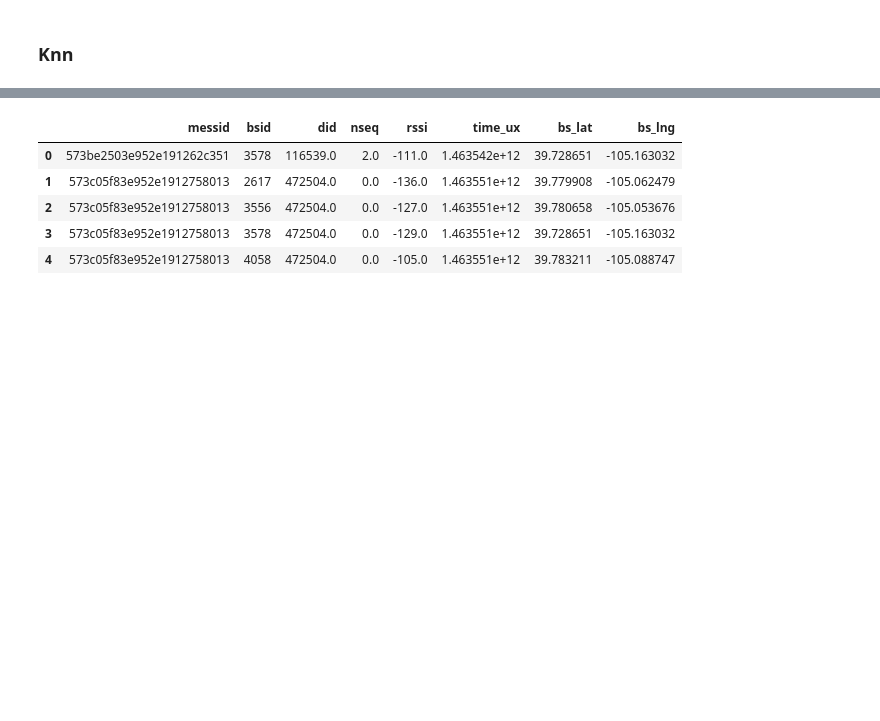
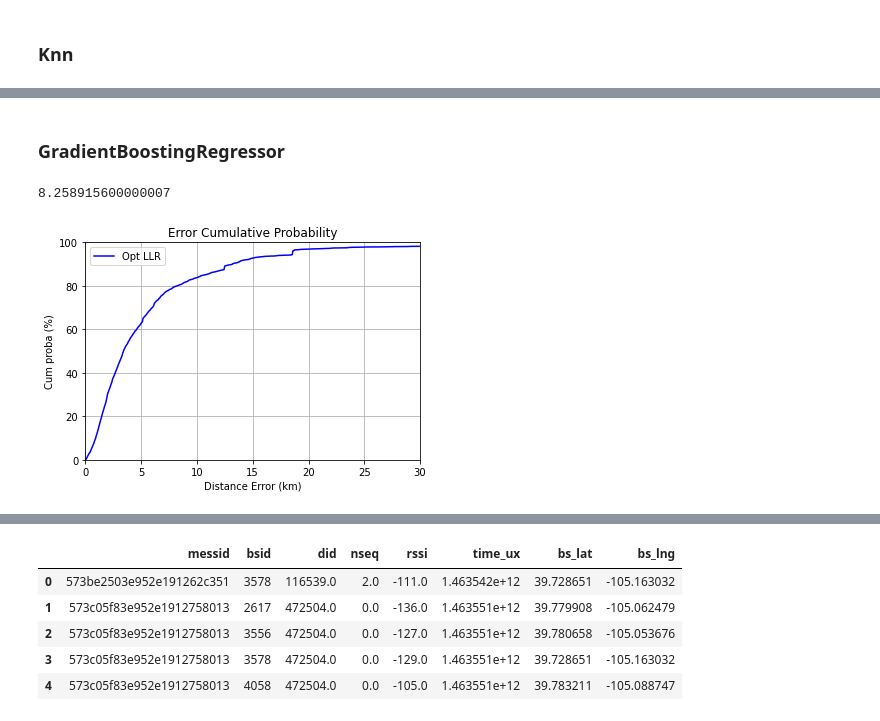
Before and after one commit to PhileasFrog/Geoloc_IOT, a Jupyter notebook: Notebook/TP_Geoloc_Msp_Telecom_ML_BCO.ipynb, the cells around one changed output, grey strips where cells are left out. Saved outputs shown, nothing was run; the diff lists cells and outputs as text; code cells hidden in the pictures; blank space fills up the shorter version.

```diff
--- a/Notebook/TP_Geoloc_Msp_Telecom_ML_BCO.ipynb
+++ b/Notebook/TP_Geoloc_Msp_Telecom_ML_BCO.ipynb
@@ -427,0 +312,2 @@ print(np.percentile(err_vec, 80))
+# %% [markdown]
+### GradientBoostingRegressor
@@ -427,0 +318,6 @@ print(np.percentile(err_vec, 80))
+# %%
+reg = GradientBoostingRegressor(n_estimators=500)
+test_model(reg, df_feat_filter, group_kfold)
+# %% [output]
+8.258915600000007
+[figure, added]
```
Also changed, not shown: parts of 23 cells of this notebook.
